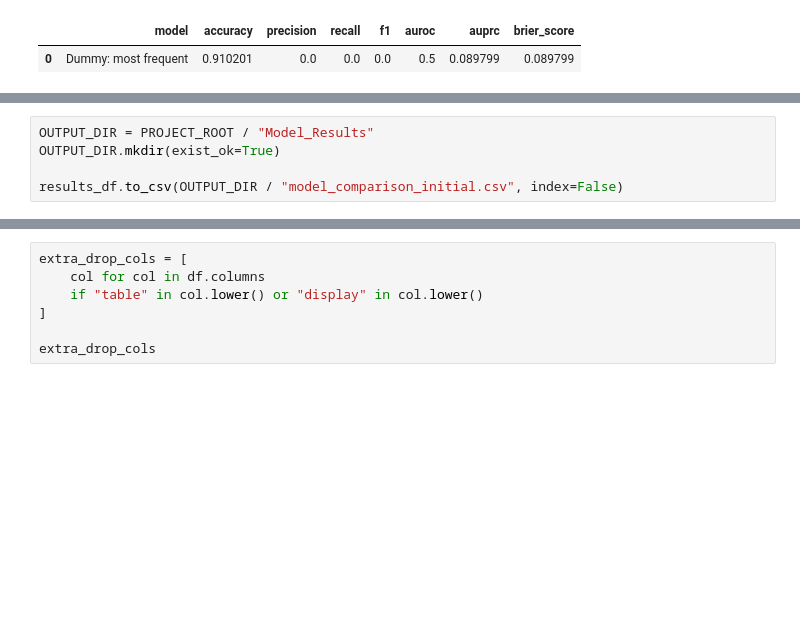
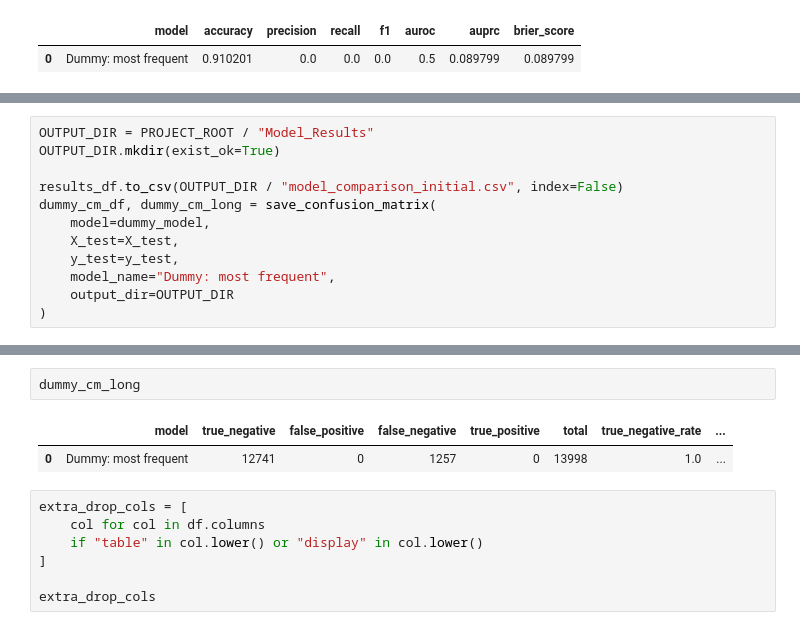
Before and after one commit to mxh210/Summer-Individual-Project, a Jupyter notebook: Processing_Pipeline/02_prediction_models.ipynb, the cells around one changed output, grey strips where cells are left out. Drawn from its saved outputs; the diff is of its cells as text; blank space fills up the shorter version.

```diff
--- a/Processing_Pipeline/02_prediction_models.ipynb
+++ b/Processing_Pipeline/02_prediction_models.ipynb
@@ -263,3 +285,10 @@ OUTPUT_DIR = PROJECT_ROOT / "Model_Results"
 OUTPUT_DIR.mkdir(exist_ok=True)
 
 results_df.to_csv(OUTPUT_DIR / "model_comparison_initial.csv", index=False)
+dummy_cm_df, dummy_cm_long = save_confusion_matrix(
+    model=dummy_model,
+    X_test=X_test,
+    y_test=y_test,
+    model_name="Dummy: most frequent",
+    output_dir=OUTPUT_DIR
+)
@@ -266,3 +301,8 @@ results_df.to_csv(OUTPUT_DIR / "model_comparison_initial.csv", index=False)
+# %%
+dummy_cm_long
+# %% [output]
+|  | model | true_negative | false_positive | false_negative | true_positive | total | true_negative_rate | ... |
+| 0 | Dummy: most frequent | 12741 | 0 | 1257 | 0 | 13998 | 1.0 | ... |
 # %%
 extra_drop_cols = [
     col for col in df.columns
```
Also changed, not shown: parts of 12 cells of this notebook, 3 other files.
